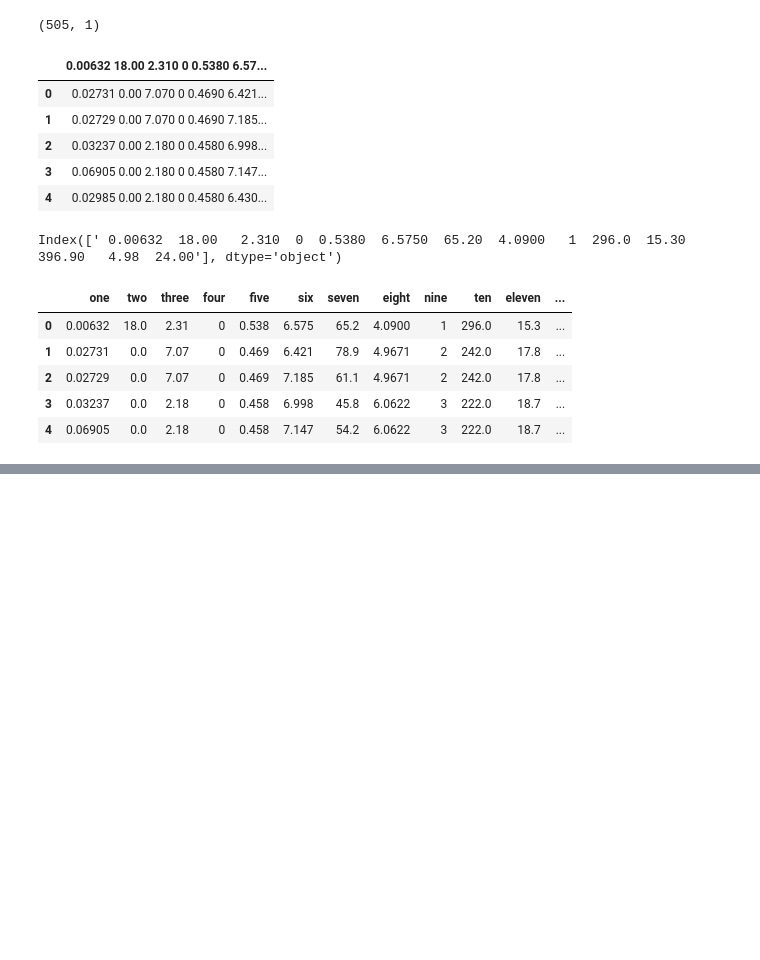
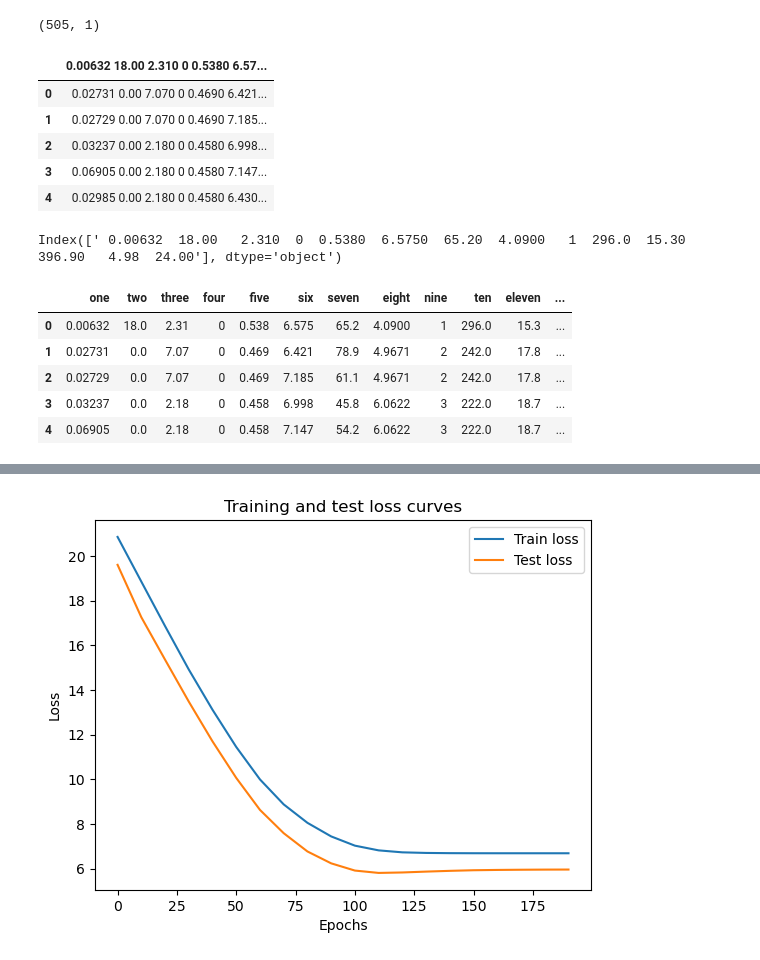
Before and after one commit to chteca/boston-housing, a Jupyter notebook: practice_linear_regression.ipynb, the cells around one changed output, grey strips where cells are left out. Drawn from its saved outputs; the diff is of its cells as text; code cells hidden in the pictures; blank space fills up the shorter version.

Commit message:
Add alternative model

```diff
--- a/practice_linear_regression.ipynb
+++ b/practice_linear_regression.ipynb
@@ -133,0 +159,25 @@ plt.legend();
+# %%
+loss_fn_1 = torch.nn.L1Loss()
+optimizer_1 = torch.optim.Adam(params=model_1.parameters(), lr=0.5)
+# %%
+epoch_counts_1 = []
+train_loss_vals_1 = []
+test_loss_vals_1 = []
+# %%
+epochs = 200
+for epoch in range (epochs):
+    y_pred_1 = model_1(torch.from_numpy(train_inputs_scaled.astype(np.float32)))
+    loss_1 = loss_fn_1(y_pred_1, train_labels)
+    optimizer_1.zero_grad()
+    loss_1.backward()
+    optimizer_1.step()
+    model_1.eval()
+
+    with torch.inference_mode():
+        test_pred_1 = model_1(torch.from_numpy(test_inputs_scaled.astype(np.float32)))
+        test_loss_1 = loss_fn_1(test_pred_1, test_labels)
+    if epoch%10==0:
+        epoch_counts_1.append(epoch)
+        train_loss_vals_1.append(loss)
+        test_loss_vals_1.append(test_loss)
+        print('Epoch: {}\nLoss: {}\nTest Loss: {}'.format(epoch, loss_1, test_loss_1))
@@ -133,0 +202,12 @@ plt.legend();
+# %%
+train_loss_vist_1= [tensor.item() for tensor in train_loss_vals]
+test_loss_vist_1 = [tensor.item() for tensor in test_loss_vals]
+# %%
+plt.plot(epoch_counts_1, train_loss_vist_1, label="Train loss")
+plt.plot(epoch_counts_1, test_loss_vist_1, label="Test loss")
+plt.title("Training and test loss curves")
+plt.ylabel("Loss")
+plt.xlabel("Epochs")
+plt.legend();
+# %% [output]
+[figure, added]
```
Also changed, not shown: parts of 8 cells of this notebook.
